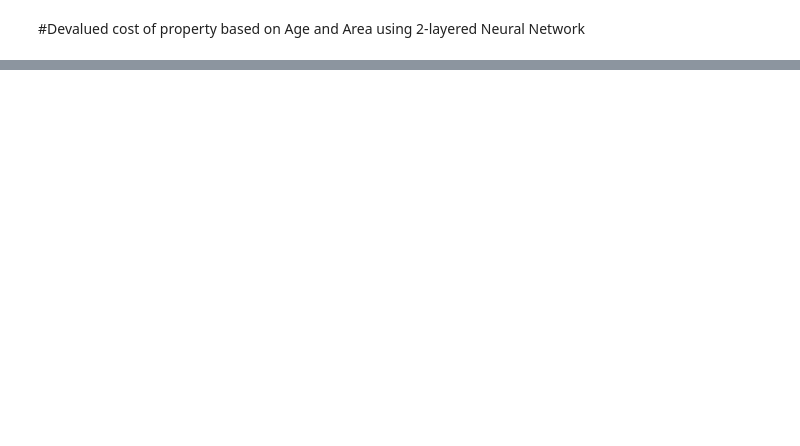
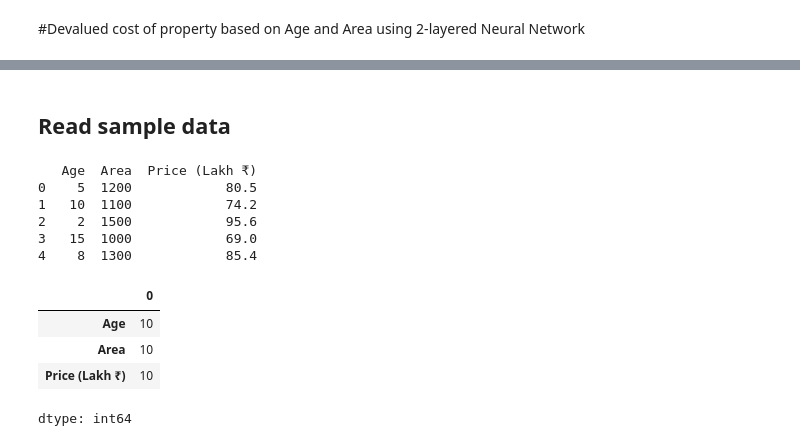
Before and after one commit to rashidquamar1/two-layered-neural-network, a Jupyter notebook: Calculate_DevaluedCost_using_2_layered_Neural_Network.ipynb, the cells around one changed output, grey strips where cells are left out. Drawn from its saved outputs; the diff is of its cells as text; code cells hidden in the pictures; blank space fills up the shorter version.

```diff
--- a/Calculate_DevaluedCost_using_2_layered_Neural_Network.ipynb
+++ b/Calculate_DevaluedCost_using_2_layered_Neural_Network.ipynb
@@ -4,0 +8,20 @@
+# %% [markdown]
+## Read sample data
+# %%
+housepricesdf = pd.read_csv("property_price_dataset.csv")
+print(housepricesdf.head())
+# %% [output]
+   Age  Area  Price (Lakh ₹)
+0    5  1200            80.5
+1   10  1100            74.2
+2    2  1500            95.6
+3   15  1000            69.0
+4    8  1300            85.4
+# %%
+housepricesdf.count()
+# %% [output]
+|  | 0 |
+| Age | 10 |
+| Area | 10 |
+| Price (Lakh ₹) | 10 |
+dtype: int64
```
Also changed, not shown: parts of 50 cells of this notebook.
